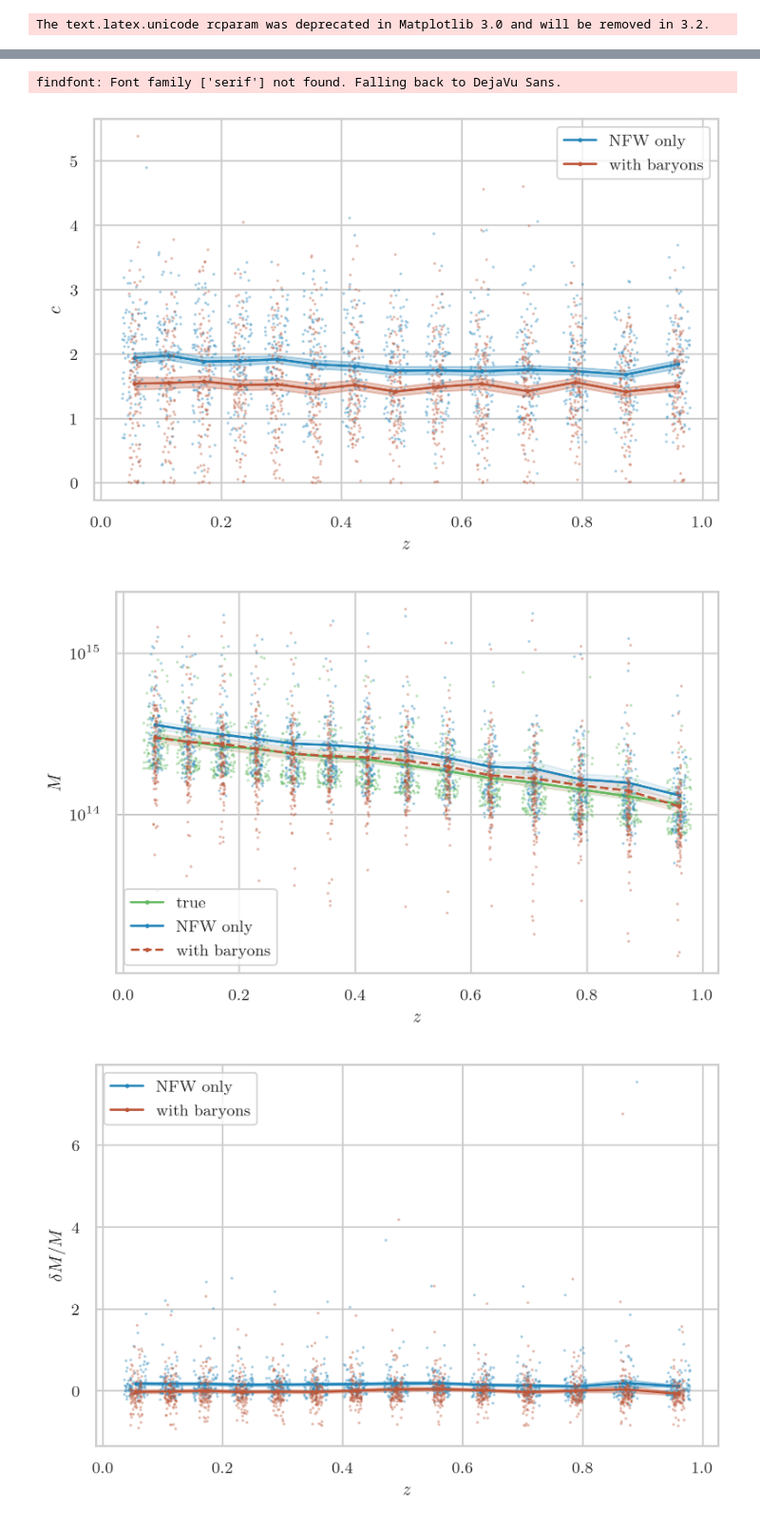
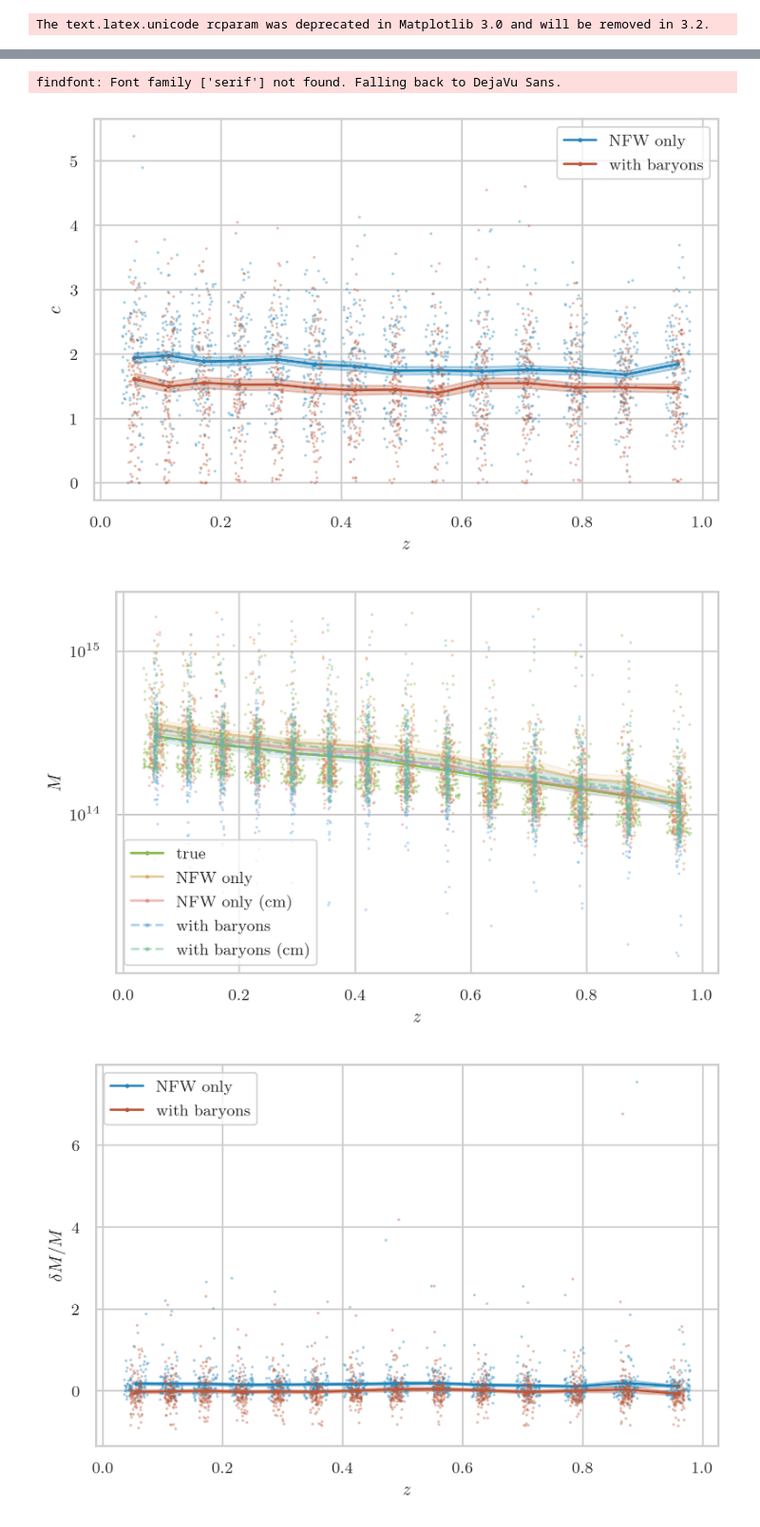
Before and after one commit to dylancromer/maszcal, a Jupyter notebook: docs/NBatta2010_single-mass-bin-fits.ipynb, the cells around one changed output, grey strips where cells are left out. Shown at 95% size. Drawn from its saved outputs; the diff is of its cells as text; code cells hidden in the pictures.

```diff
--- a/docs/NBatta2010_single-mass-bin-fits.ipynb
+++ b/docs/NBatta2010_single-mass-bin-fits.ipynb
@@ -67,7 +71,9 @@ cat ../data/NBatta2010/single-mass-bin-fits/nfw-free-c_2020-03-10-203320.header.
 #
 # %%
 DATA_DIR = '../data/NBatta2010/single-mass-bin-fits/'
-nfw_best_fits = np.load(DATA_DIR + 'nfw-free-c_2020-03-10-203320.npy')
-bary_best_fits = np.load(DATA_DIR + 'bary-free-c_2020-03-10-205106.npy')
+nfw_best_fits = np.load(DATA_DIR + 'nfw-free-c_2020-03-12-132700.npy')
+cm_best_fits = np.load(DATA_DIR + 'nfw-cm_2020-03-12-133125.npy')
+bary_best_fits = np.load(DATA_DIR + 'bary-free-c_2020-03-12-135212.npy')
+bary_cm_best_fits = np.load(DATA_DIR + 'bary-cm_2020-03-12-141341.npy')
 # %%
 assert np.all(nfw_best_fits > 0)
@@ -79,15 +87,21 @@ zs = nbatta_sims.redshifts
 # %%
 nfw_mus = nfw_best_fits[0, :, :]
 nfw_cs = nfw_best_fits[1, :, :]
+nfw_masses = np.exp(nfw_mus)
 
-nfw_masses = np.exp(nfw_mus)
+cm_mus = cm_best_fits[0, :, :]
+cm_masses = np.exp(cm_mus)
 
 bary_mus = bary_best_fits[0, :, :]
 bary_cs = bary_best_fits[1, :, :]
 #bary_alphas = bary_best_fits[2, :, :]
 bary_betas = bary_best_fits[2, :, :]
+bary_masses = np.exp(bary_mus)
 
-bary_masses = np.exp(bary_mus)
+bary_cm_mus = bary_cm_best_fits[0, :, :]
+#bary_cm_alphas = bary_cm_best_fits[2, :, :]
+bary_cm_betas = bary_cm_best_fits[1, :, :]
+bary_cm_masses = np.exp(bary_cm_mus)
 # %%
 num_clusters = nfw_best_fits.shape[1]
 noise_reduction_factor = 1/np.sqrt(num_clusters)
@@ -96,6 +110,7 @@ true_masses = nbatta_sims.masses.T
 # %%
 nfw_cs_mean = nfw_cs.mean(axis=0)
 nfw_cs_std = nfw_cs.std(axis=0) * noise_reduction_factor
+
 bary_cs_mean = bary_cs.mean(axis=0)
 bary_cs_std = bary_cs.std(axis=0) * noise_reduction_factor
 
@@ -116,12 +131,20 @@ plt.ylabel(r'$c$')
 pass
 # %% [output]
 findfont: Font family ['serif'] not found. Falling back to DejaVu Sans.
-[figure, old version]
+[figure, new version]
 # %%
 nfw_masses_mean = nfw_masses.mean(axis=0)
 nfw_masses_std = nfw_masses.std(axis=0) * noise_reduction_factor
+
+cm_masses_mean = cm_masses.mean(axis=0)
+cm_masses_std = cm_masses.std(axis=0) * noise_reduction_factor
+
 bary_masses_mean = bary_masses.mean(axis=0)
 bary_masses_std = bary_masses.std(axis=0) * noise_reduction_factor
+
+bary_cm_masses_mean = bary_cm_masses.mean(axis=0)
+bary_cm_masses_std = bary_cm_masses.std(axis=0) * noise_reduction_factor
+
 true_masses_mean = true_masses.mean(axis=0)
 true_masses_std = true_masses.std(axis=0) * noise_reduction_factor
 
@@ -129,39 +152,61 @@ z_scatter_t = 0.042 * (np.random.rand(100, 14) - 1/2)
 z_scatter_n = 0.024 * (np.random.rand(100, 14) - 1/2)
 z_scatter_b = 0.008 * (np.random.rand(100, 14) - 1/2)
 
-nfw_color = '#2586ba'
-bary_color = '#bd573a'
-true_color = '#64ba61'
+m_colors = ['#d19e45', '#63a6e2', '#8abd50', '#e17c74', '#6dc090']
+
+nfw_color = m_colors[0]
+bary_color = m_colors[1]
+true_color = m_colors[2]
+cm_color = m_colors[3]
+bary_cm_color = m_colors[4]
 
 
 plt.plot(zs + z_scatter_t, true_masses, marker='.', linestyle='', color=true_color, alpha=0.3)
 plt.plot(zs, true_masses_mean, color=true_color, marker='o', label='true')
 plt.fill_between(zs,
                  true_masses_mean - true_masses_std,
                  true_masses_mean + true_masses_std,
                  color=true_color,
                  alpha=0.1)
 
 plt.plot(zs + z_scatter_n, nfw_masses, marker='.', linestyle='', color=nfw_color, alpha=0.3)
-plt.plot(zs, nfw_masses_mean, color=nfw_color, marker='o', label='NFW only')
+plt.plot(zs, nfw_masses_mean, color=nfw_color, marker='o', label='NFW only', alpha=0.5)
 plt.fill_between(zs,
                  nfw_masses_mean - nfw_masses_std,
                  nfw_masses_mean + nfw_masses_std,
                  color=nfw_color,
                  alpha=0.1)
 
+plt.plot(zs + z_scatter_n, cm_masses, marker='.', linestyle='', color=cm_color, alpha=0.3)
+plt.plot(zs, cm_masses_mean, color=cm_color, marker='o', label='NFW only (cm)', alpha=0.5)
+plt.fill_between(zs,
+                 cm_masses_mean - cm_masses_std,
+                 cm_masses_mean + cm_masses_std,
+                 color=cm_color,
+                 alpha=0.1)
+
 plt.plot(zs + z_scatter_b, bary_masses, marker='.', linestyle='', color=bary_color, alpha=0.3)
-plt.plot(zs, bary_masses_mean, color=bary_color, marker='o', label='with baryons', linestyle='--')
+plt.plot(zs, bary_masses_mean, color=bary_color, marker='o', alpha=0.5,
+         label='with baryons', linestyle='--')
 plt.fill_between(zs,
                  bary_masses_mean - bary_masses_std,
                  bary_masses_mean + bary_masses_std,
                  color=bary_color,
+                 alpha=0.1)
+
+plt.plot(zs + z_scatter_b, bary_cm_masses, marker='.', linestyle='', color=bary_cm_color, alpha=0.3)
+plt.plot(zs, bary_cm_masses_mean, color=bary_cm_color, marker='o', alpha=0.5,
+         label='with baryons (cm)', linestyle='--')
+plt.fill_between(zs,
+                 bary_cm_masses_mean - bary_cm_masses_std,
+                 bary_cm_masses_mean + bary_cm_masses_std,
+                 color=bary_cm_color,
                  alpha=0.1)
 
 plt.legend(loc='best')
 plt.xlabel(r'$z$')
 plt.ylabel(r'$M$')
 plt.yscale('log')
 pass
 # %% [output]
-[figure, old version]
+[figure, new version]
```
Also changed, not shown: parts of 12 cells of this notebook.
